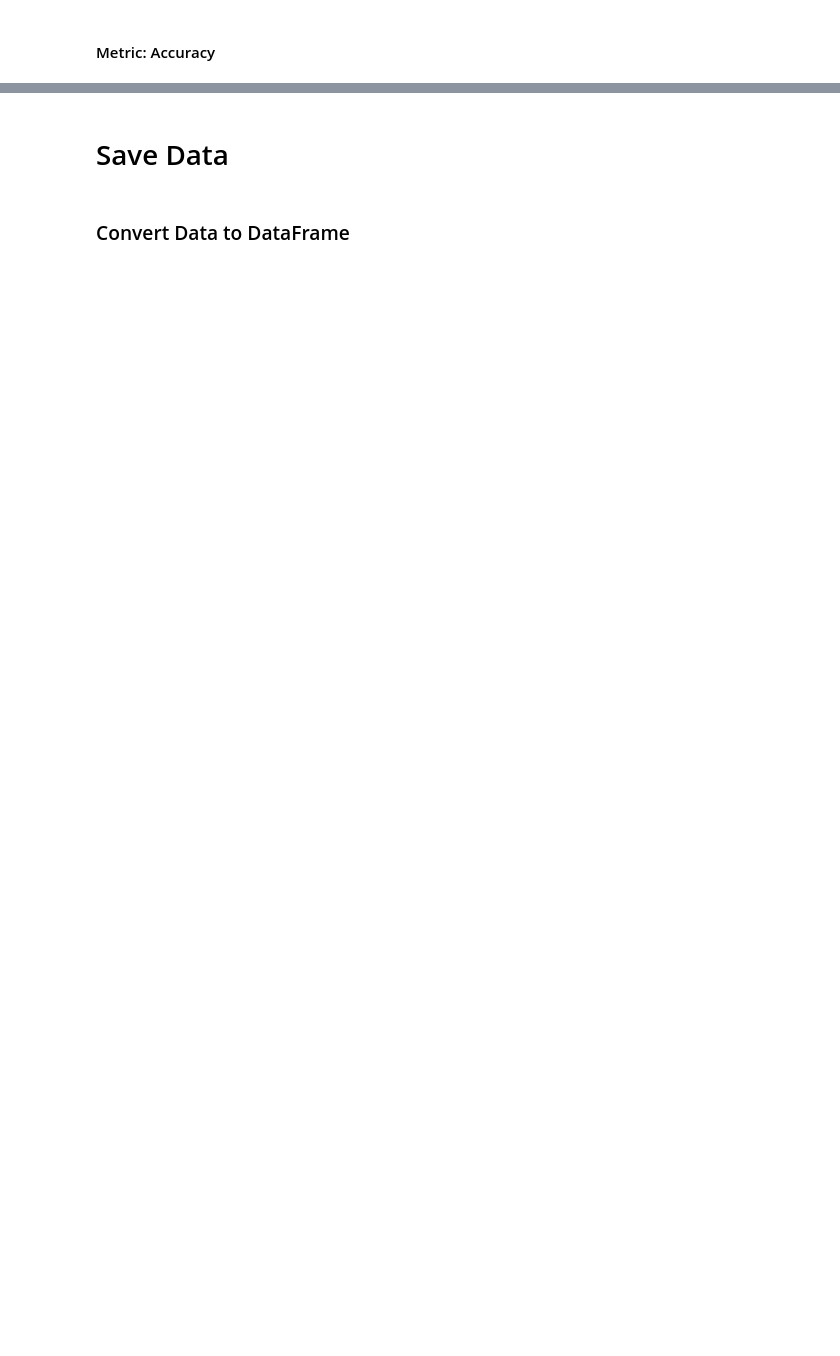
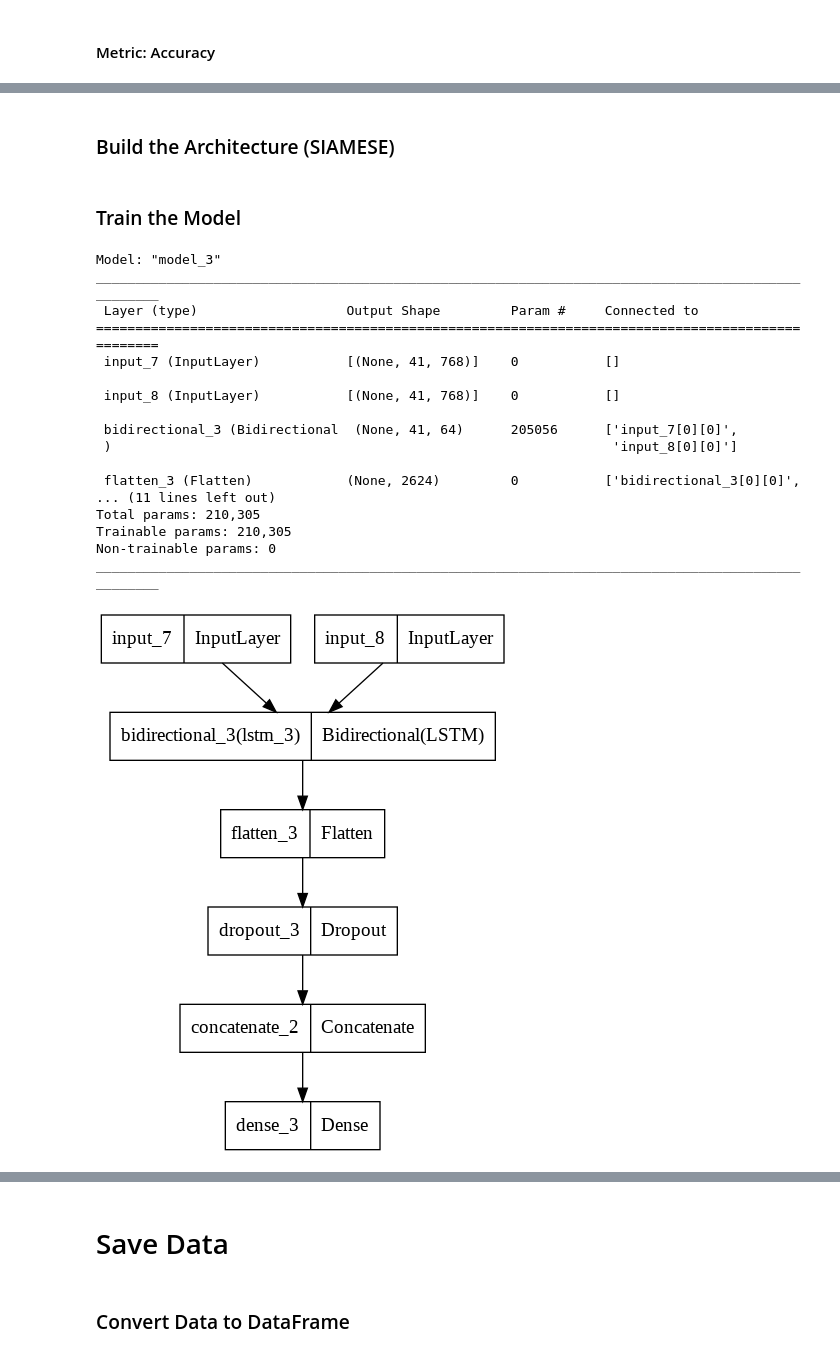
Before and after one commit to LinggarM/Transformers-1.0, a Jupyter notebook: Transformers_1_0.ipynb, the cells around one changed output, grey strips where cells are left out. Drawn from its saved outputs; the diff is of its cells as text; code cells hidden in the pictures; blank space fills up the shorter version.

```diff
--- a/Transformers_1_0.ipynb
+++ b/Transformers_1_0.ipynb
@@ -620,0 +896,61 @@ ax = sns.lineplot(x = np.arange(len(history.history['mae'])), y = history.histor
+# %% [markdown]
+### Build the Architecture (SIAMESE)
+# %%
+def cosine_distance(vests):
+    x, y = vests
+    x = K.l2_normalize(x, axis=-1)
+    y = K.l2_normalize(y, axis=-1)
+    return -K.mean(x * y, axis=-1, keepdims=True)
+
+def cos_dist_output_shape(shapes):
+    shape1, shape2 = shapes
+    return (shape1[0],1)
+
+def getBiLSTMModel() :
+  left_input = Input(new_embedded_question_np[0].shape)
+  right_input = Input(answers_train_embedded[0].shape)
+
+  bilstm_layer = Bidirectional(LSTM(32, return_sequences= True, dropout= 0.3, recurrent_dropout= 0.3))
+  flatten_layer = Flatten()
+  dropout_layer = Dropout(0.3)
+
+  question_encoding = dropout_layer(flatten_layer(bilstm_layer(left_input)))
+  answer_encoding = dropout_layer(flatten_layer(bilstm_layer(right_input)))
+
+  output_model = concatenate([question_encoding, answer_encoding])
+  # output_model = Lambda(cosine_distance, output_shape=cos_dist_output_shape)([question_encoding, answer_encoding])
+  output_model = Dense(1, activation='relu')(output_model)
+
+  model = Model(inputs=[left_input, right_input], outputs=[output_model])
+
+  model.compile(loss = 'mean_squared_error',
+                optimizer = 'adam',
+                metrics = ['accuracy', 'mae'])
+  model.summary()
+
+  return model
+# %% [markdown]
+### Train the Model
+# %%
+# concatenation
+bi_lstm_model = getBiLSTMModel()
+tf.keras.utils.plot_model(bi_lstm_model, to_file='my_model.png')
+# %% [output]
+Model: "model_3"
+__________________________________________________________________________________________________
+ Layer (type)                   Output Shape         Param #     Connected to
+==================================================================================================
+ input_7 (InputLayer)           [(None, 41, 768)]    0           []
+
+ input_8 (InputLayer)           [(None, 41, 768)]    0           []
+
+ bidirectional_3 (Bidirectional  (None, 41, 64)      205056      ['input_7[0][0]',
+ )                                                                'input_8[0][0]']
+
+ flatten_3 (Flatten)            (None, 2624)         0           ['bidirectional_3[0][0]',
+... (11 lines left out)
+Total params: 210,305
+Trainable params: 210,305
+Non-trainable params: 0
+__________________________________________________________________________________________________
+[figure, added]
```
Also changed, not shown: parts of 192 cells of this notebook.
